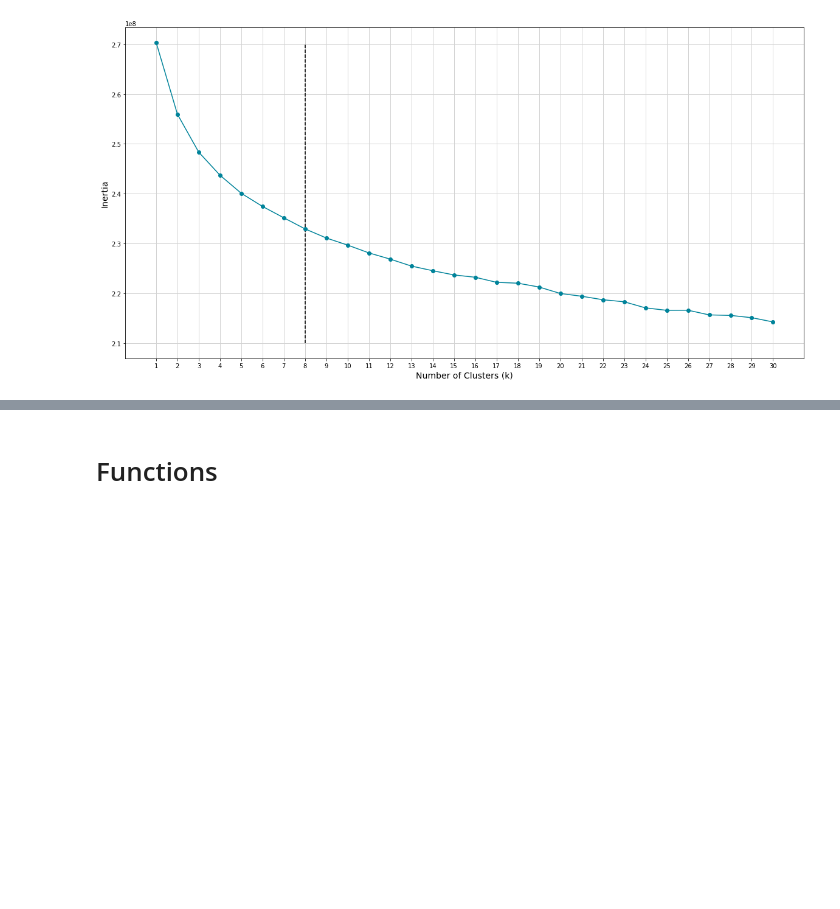
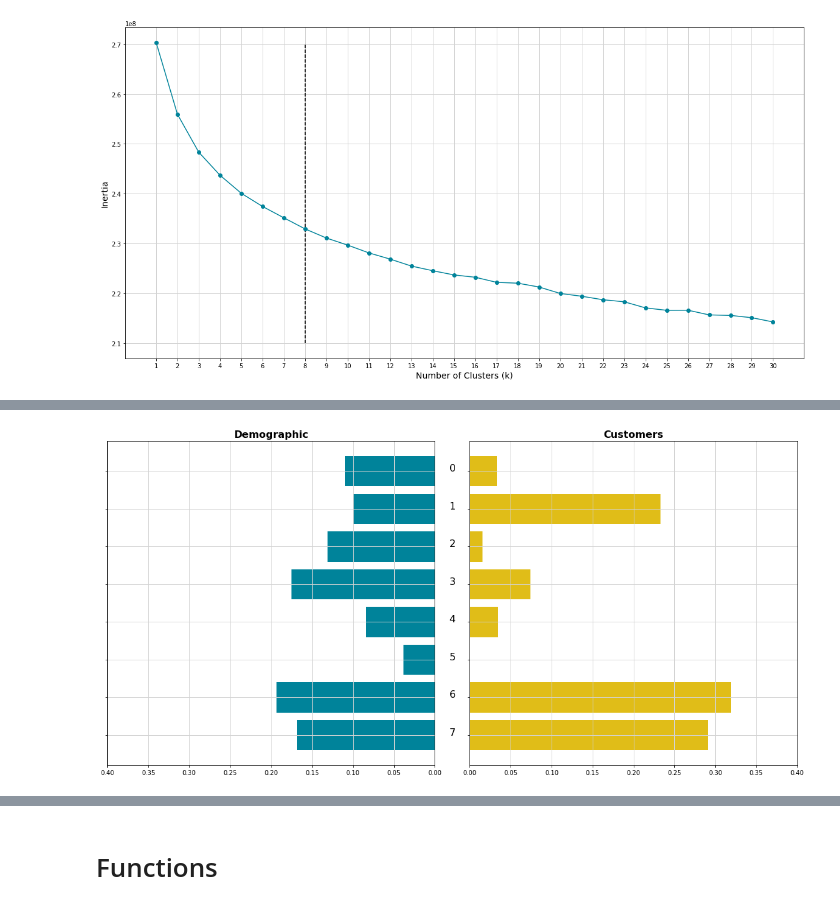
Before and after one commit to TobiPrae/customer_segmentation, a Jupyter notebook: CustomerSegmentation.ipynb, the cells around one changed output, grey strips where cells are left out. Drawn from its saved outputs; the diff is of its cells as text; code cells hidden in the pictures; blank space fills up the shorter version.

```diff
--- a/CustomerSegmentation.ipynb
+++ b/CustomerSegmentation.ipynb
@@ -49,6 +62,6 @@ Everything successfully set up
 # %%
 # Get list of every available file in google drive
 file_list = drive.ListFile({'q': "'root' in parents and trashed=false"}).GetList()
-for file1 in file_list[:1]:
+for file1 in file_list[:5]:
   print('title: %s, id: %s' % (file1['title'], file1['id']))
 # %% [output]
@@ -346,7 +401,6 @@ shape after: (785421, 385)
 # %%
 # Scale features
-cols = df_azdias_transformed.columns.tolist()
-scaled_features = StandardScaler().fit_transform(df_azdias_transformed.values)
+scaled_features = scaler.transform(df_azdias_transformed.values)
 
 # Free some memory
 del df_azdias
@@ -392,7 +462,7 @@ file_list = drive.ListFile({'q': "'root' in parents and trashed=false"}).GetList
 ticker=0
 data=dict()
 for file1 in file_list:
-  if(ticker == 80):
+  if(ticker == 90):
     break
   else:
     data[file1['title']] = file1['id']
@@ -513,0 +730,11 @@ ax.set_facecolor("white")
+# %%
+# Download customer labels
+download_data = drive.CreateFile({'id': '1HRwU-tuAsQM3p0PHo8SQRNrLBeaTKyLF'})
+download_data.GetContentFile('labels__customer_df.csv')
+labels_customer_df = pd.read_csv('labels__customer_df.csv', engine="python")
+len = labels_customer_df.shape[0]
+labels_customer_df = pd.DataFrame(labels_customer_df['0'].value_counts())
+labels_customer_df["labels"] = labels_customer_df.index
+labels_customer_df = labels_customer_df.append(pd.DataFrame([[0.0, 5.0]], columns=["0", "labels"]))
+labels_customer_df["proportion"] = labels_customer_df['0'].apply(lambda x: x/len)
+labels_customer_df
@@ -513,0 +751,33 @@ ax.set_facecolor("white")
+# %%
+fig = plt.figure(figsize=(16, 8))
+gs = gridspec.GridSpec(1, 2, width_ratios=[1, 1])
+
+ax0 = plt.subplot(gs[0])
+ax0.barh(labels_df["labels"], labels_df["proportion"], color='#00839A')
+ax0.set_title('Demographic', fontsize=16, fontweight='bold')
+ax0.set_xlim([0, 0.4])
+ax0.tick_params(axis='both', which='major')
+plt.gca().invert_yaxis()
+plt.grid(color='grey', linestyle='-', linewidth=.1)
+plt.gca().invert_xaxis()
+plt.gca().axes.yaxis.set_ticklabels([])
+ax0.grid(color='lightgrey', linestyle='-', linewidth=1)
+ax0.set_facecolor("white")
+plt.tight_layout()
+
+ax1 = plt.subplot(gs[1])
+ax1.barh(labels_customer_df["labels"], labels_customer_df["proportion"], color='#E0BD18')
+ax1.set_title('Customers', fontsize=16, fontweight='bold')
+ax1.set_xlim([0, 0.4])
+ax1.tick_params(axis='both', which='major')
+plt.gca().invert_yaxis()
+plt.gca().axes.yaxis.set_ticklabels([])
+
+for i in range(0, 8):
+  ax1.text(-0.025, i, f"{i}", fontsize=16)
+
+ax1.grid(color='lightgrey', linestyle='-', linewidth=1)
+ax1.set_facecolor("white")
+plt.tight_layout()
+# %% [output]
+[figure, added]
```
Also changed, not shown: parts of 39 cells of this notebook.
